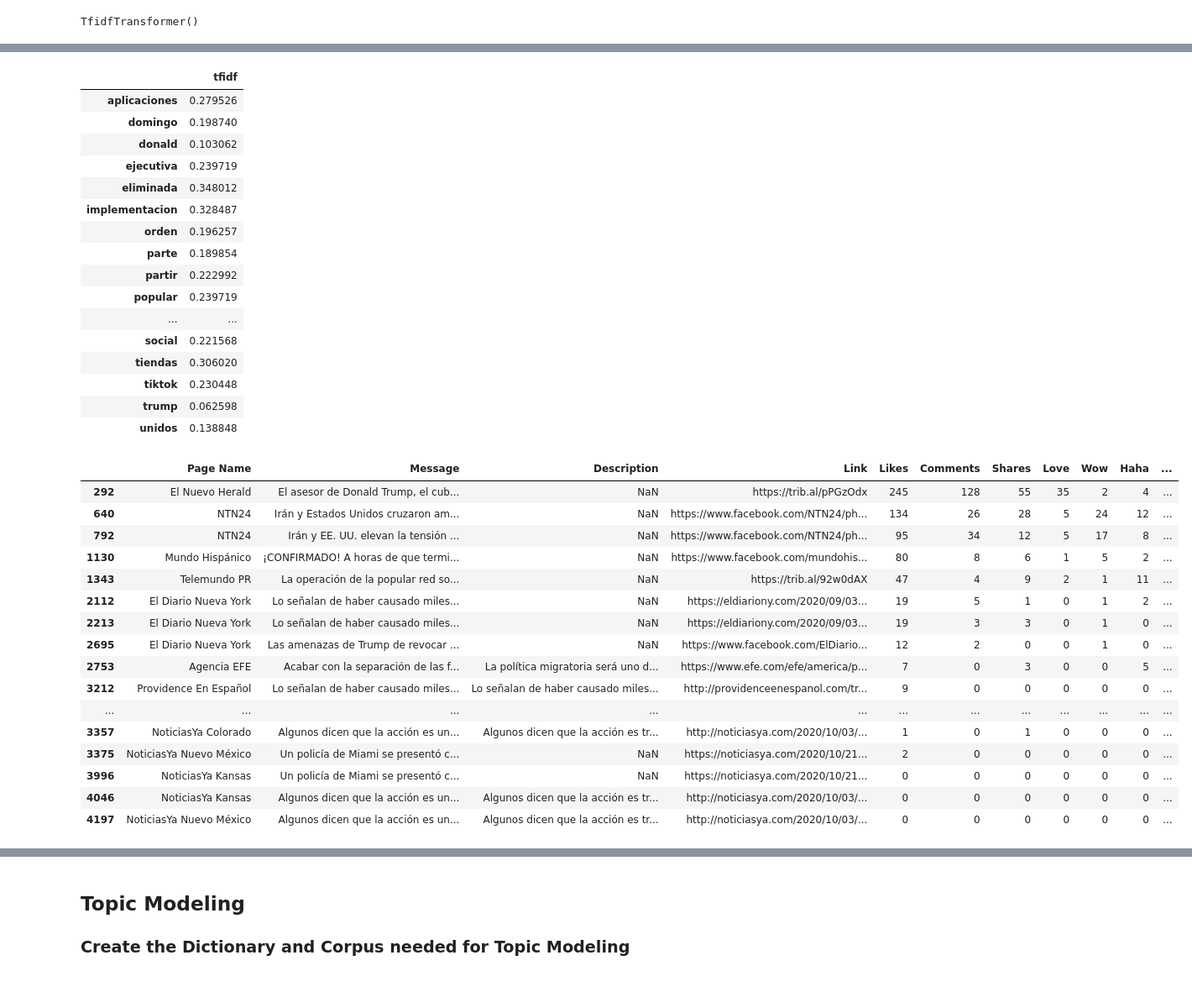
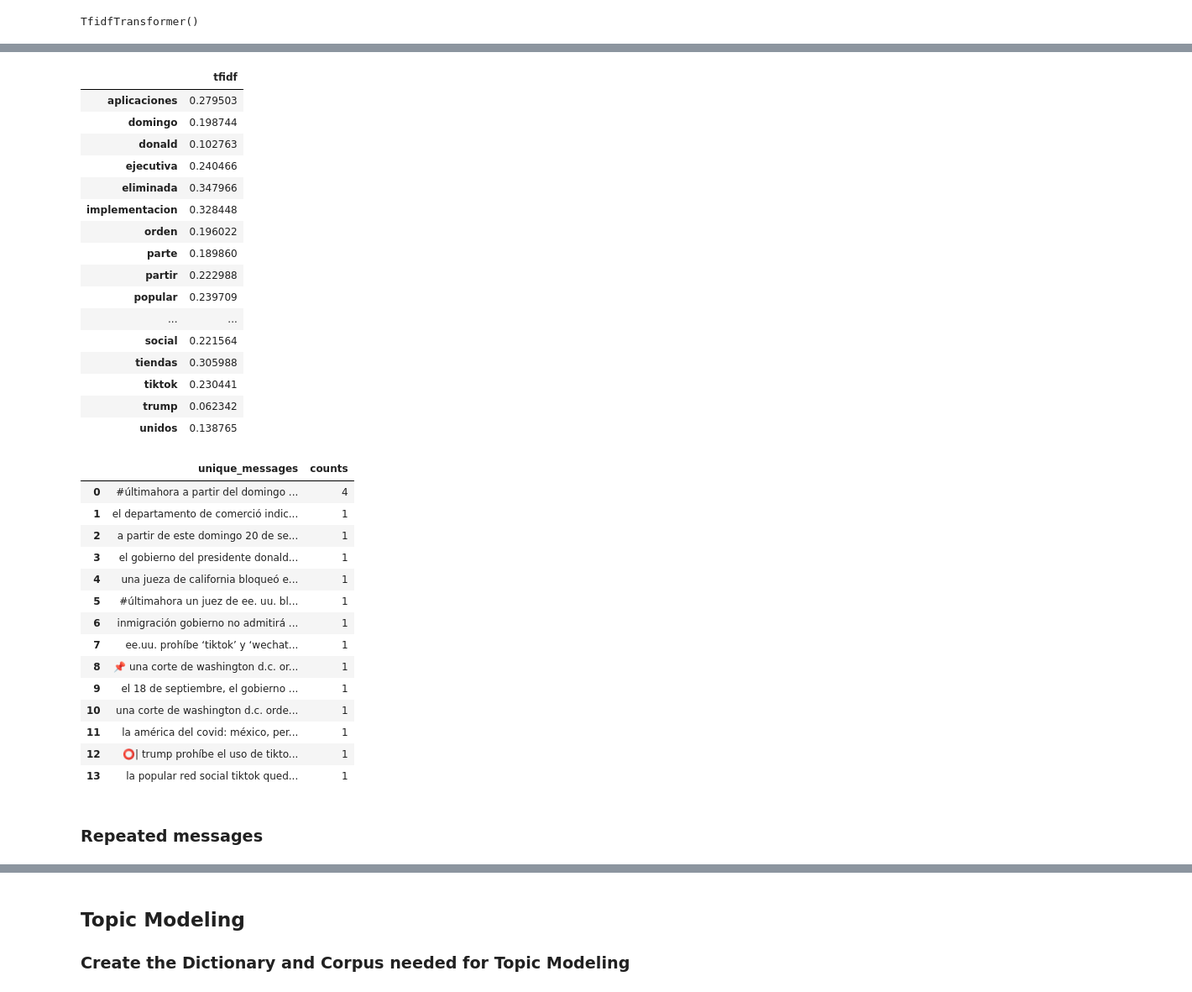
Before and after one commit to saviaga/Latinx2020, a Jupyter notebook: Latinx2020_NewsOutlets.ipynb, the cells around one changed output, grey strips where cells are left out. Shown at 84% size. Saved outputs shown, nothing was run; the diff lists cells and outputs as text; code cells hidden in the pictures.

```diff
--- a/Latinx2020_NewsOutlets.ipynb
+++ b/Latinx2020_NewsOutlets.ipynb
@@ -32,7 +34,7 @@ warnings.filterwarnings("ignore",category=DeprecationWarning)
 # %%
 stop_words = stopwords.words('spanish')
 stop_words.extend(stopwords.words('english'))
-stop_words.extend(['tal','con','mas','si','dos','pm','ser','ex','could'])
+stop_words.extend(['su','sus','al','de','en','el','tal','con','mas','si','dos','pm','ser','ex','could','like','would','get','many','much'])
 # %% [markdown]
 ## Read News Outlets List
 # %%
@@ -358,44 +379,44 @@ df.sort_values(by=["tfidf"],ascending=False).to_csv("outlets_tfidf.csv")
 df
 # %% [output]
 |  | tfidf |
-| aplicaciones | 0.279526 |
-| domingo | 0.198740 |
-| donald | 0.103062 |
-| ejecutiva | 0.239719 |
-| eliminada | 0.348012 |
-| implementacion | 0.328487 |
-| orden | 0.196257 |
-| parte | 0.189854 |
-| partir | 0.222992 |
-| popular | 0.239719 |
+| aplicaciones | 0.279503 |
+| domingo | 0.198744 |
+| donald | 0.102763 |
+| ejecutiva | 0.240466 |
+| eliminada | 0.347966 |
+| implementacion | 0.328448 |
+| orden | 0.196022 |
+| parte | 0.189860 |
+| partir | 0.222988 |
+| popular | 0.239709 |
 | ... | ... |
-| social | 0.221568 |
-| tiendas | 0.306020 |
-| tiktok | 0.230448 |
-| trump | 0.062598 |
-| unidos | 0.138848 |
+| social | 0.221564 |
+| tiendas | 0.305988 |
+| tiktok | 0.230441 |
+| trump | 0.062342 |
+| unidos | 0.138765 |
 # %%
-word = "amenazas"
+word = df.index[0]
 content["lowercase"] = content['cleanMessage'].apply(lambda x: x.lower())
-final_content = content[content['lowercase'].str.contains(word)]
-final_content
-final_content['lowercase'].value_counts(ascending=False).rename_axis('unique_messages').reset_index(name='counts').to_csv(word + "_messages.csv")
-final_content
+word_messages = content[content['lowercase'].str.contains(word)]
+word_messages = word_messages['lowercase'].value_counts(ascending=False).rename_axis('unique_messages').reset_index(name='counts')
+word_messages.to_csv(word + "_messages.csv")
+word_messages
 # %% [output]
-|  | Page Name | Message | Description | Link | Likes | Comments | Shares | Love | Wow | Haha | ... |
-| 292 | El Nuevo Herald | El asesor de Donald Trump, el cub... | NaN | https://trib.al/pPGzOdx | 245 | 128 | 55 | 35 | 2 | 4 | ... |
-| 640 | NTN24 | Irán y Estados Unidos cruzaron am... | NaN | https://www.facebook.com/NTN24/ph... | 134 | 26 | 28 | 5 | 24 | 12 | ... |
-| 792 | NTN24 | Irán y EE. UU. elevan la tensión ... | NaN | https://www.facebook.com/NTN24/ph... | 95 | 34 | 12 | 5 | 17 | 8 | ... |
-| 1130 | Mundo Hispánico | ¡CONFIRMADO! A horas de que termi... | NaN | https://www.facebook.com/mundohis... | 80 | 8 | 6 | 1 | 5 | 2 | ... |
-| 1343 | Telemundo PR | La operación de la popular red so... | NaN | https://trib.al/92w0dAX | 47 | 4 | 9 | 2 | 1 | 11 | ... |
-| 2112 | El Diario Nueva York | Lo señalan de haber causado miles... | NaN | https://eldiariony.com/2020/09/03... | 19 | 5 | 1 | 0 | 1 | 2 | ... |
-| 2213 | El Diario Nueva York | Lo señalan de haber causado miles... | NaN | https://eldiariony.com/2020/09/03... | 19 | 3 | 3 | 0 | 1 | 0 | ... |
-| 2695 | El Diario Nueva York | Las amenazas de Trump de revocar ... | NaN | https://www.facebook.com/ElDiario... | 12 | 2 | 0 | 0 | 1 | 0 | ... |
-| 2753 | Agencia EFE | Acabar con la separación de las f... | La política migratoria será uno d... | https://www.efe.com/efe/america/p... | 7 | 0 | 3 | 0 | 0 | 5 | ... |
-| 3212 | Providence En Español | Lo señalan de haber causado miles... | Lo señalan de haber causado miles... | http://providenceenespanol.com/tr... | 9 | 0 | 0 | 0 | 0 | 0 | ... |
-| ... | ... | ... | ... | ... | ... | ... | ... | ... | ... | ... | ... |
-| 3357 | NoticiasYa Colorado | Algunos dicen que la acción es un... | Algunos dicen que la acción es tr... | http://noticiasya.com/2020/10/03/... | 1 | 0 | 1 | 0 | 0 | 0 | ... |
-| 3375 | NoticiasYa Nuevo México | Un policía de Miami se presentó c... | NaN | https://noticiasya.com/2020/10/21... | 2 | 0 | 0 | 0 | 0 | 0 | ... |
-| 3996 | NoticiasYa Kansas | Un policía de Miami se presentó c... | NaN | https://noticiasya.com/2020/10/21... | 0 | 0 | 0 | 0 | 0 | 0 | ... |
-| 4046 | NoticiasYa Kansas | Algunos dicen que la acción es un... | Algunos dicen que la acción es tr... | http://noticiasya.com/2020/10/03/... | 0 | 0 | 0 | 0 | 0 | 0 | ... |
-| 4197 | NoticiasYa Nuevo México | Algunos dicen que la acción es un... | Algunos dicen que la acción es tr... | http://noticiasya.com/2020/10/03/... | 0 | 0 | 0 | 0 | 0 | 0 | ... |
+|  | unique_messages | counts |
+| 0 | #últimahora a partir del domingo ... | 4 |
+| 1 | el departamento de comerció indic... | 1 |
+| 2 | a partir de este domingo 20 de se... | 1 |
+| 3 | el gobierno del presidente donald... | 1 |
+| 4 | una jueza de california bloqueó e... | 1 |
+| 5 | #últimahora un juez de ee. uu. bl... | 1 |
+| 6 | inmigración gobierno no admitirá ... | 1 |
+| 7 | ee.uu. prohíbe ‘tiktok’ y ‘wechat... | 1 |
+| 8 | 📌 una corte de washington d.c. or... | 1 |
+| 9 | el 18 de septiembre, el gobierno ... | 1 |
+| 10 | una corte de washington d.c. orde... | 1 |
+| 11 | la américa del covid: méxico, per... | 1 |
+| 12 | ⭕️| trump prohíbe el uso de tikto... | 1 |
+| 13 | la popular red social tiktok qued... | 1 |
+# %% [markdown]
+### Repeated messages
```
Also changed, not shown: parts of 24 cells of this notebook, 2 other files.
